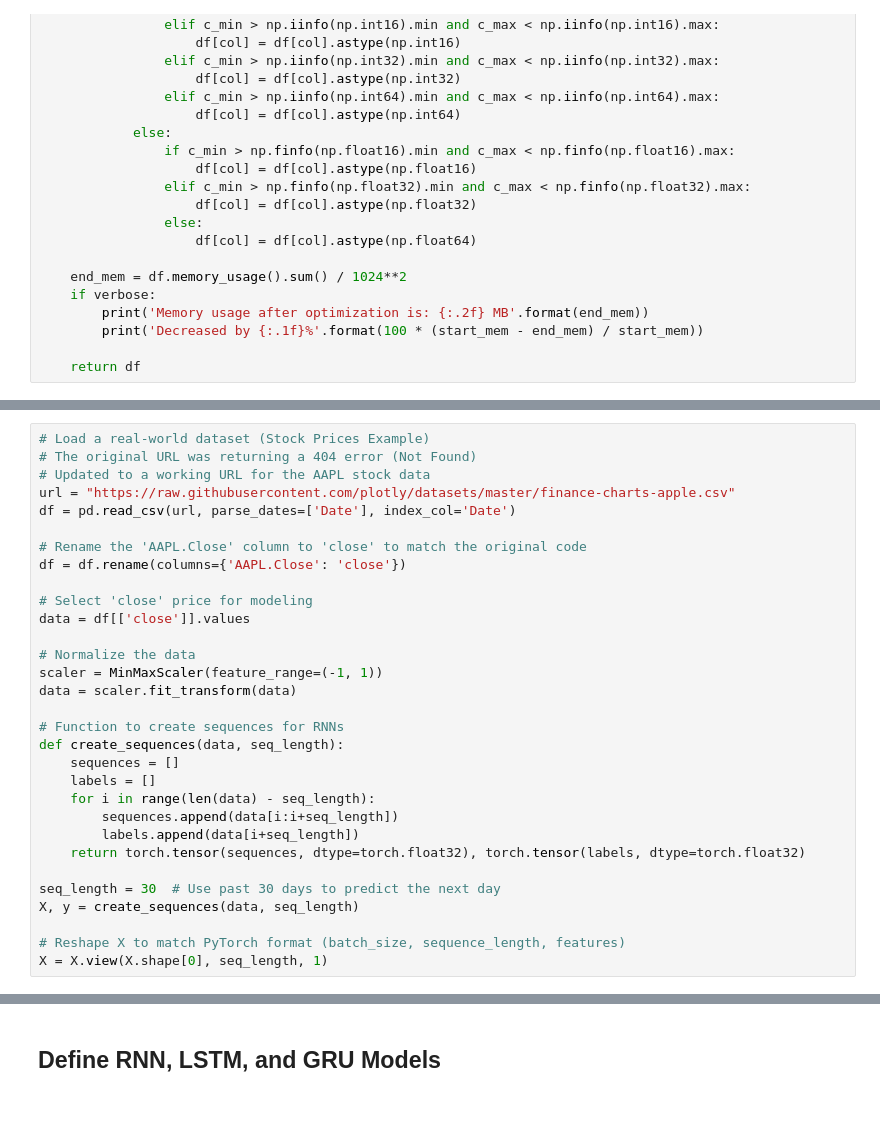
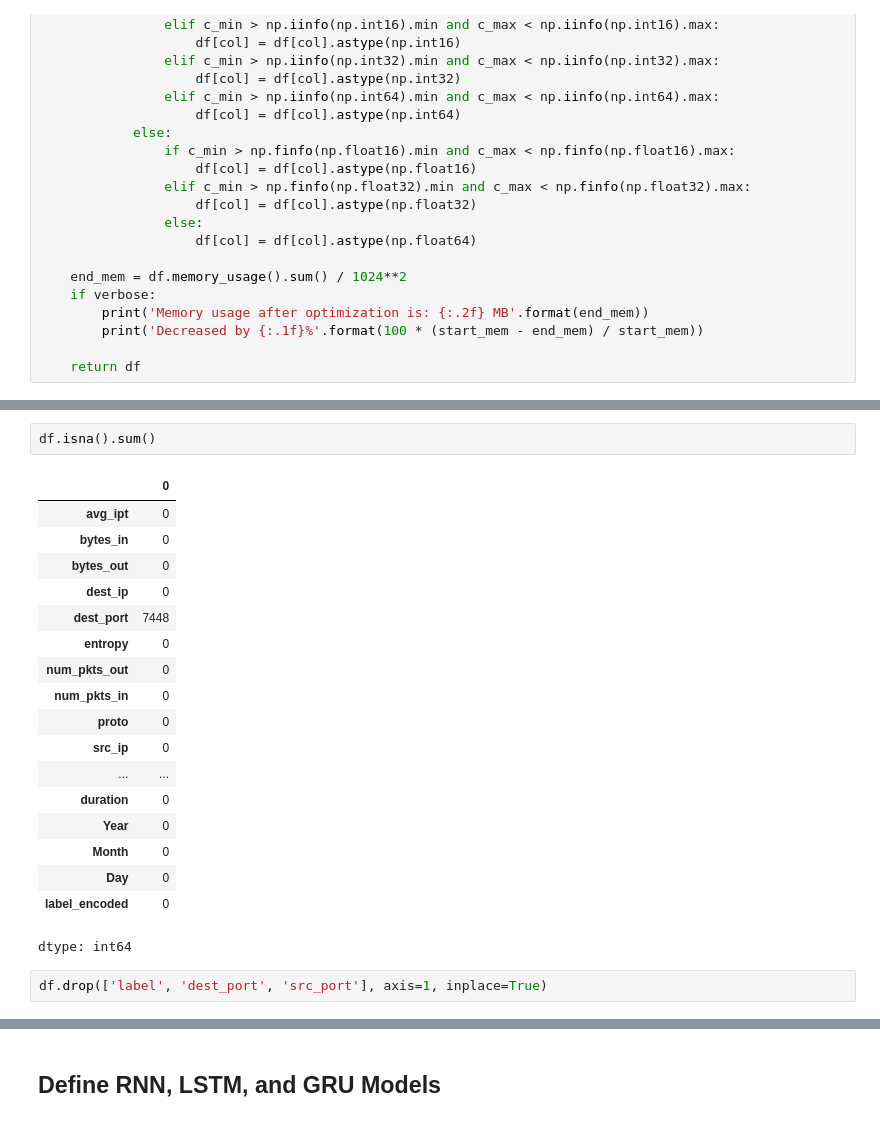
Before and after one commit to boopbeepbop75/networking_llm, a Jupyter notebook: RNN_LSTM_GRU.ipynb, the cells around one changed output, grey strips where cells are left out. Cells and saved outputs as stored; diff of their text form.

```diff
--- a/RNN_LSTM_GRU.ipynb
+++ b/RNN_LSTM_GRU.ipynb
@@ -91,31 +114,0 @@ df.info()
-# %%
-# Load a real-world dataset (Stock Prices Example)
-# The original URL was returning a 404 error (Not Found)
-# Updated to a working URL for the AAPL stock data
-url = "https://raw.githubusercontent.com/plotly/datasets/master/finance-charts-apple.csv"
-df = pd.read_csv(url, parse_dates=['Date'], index_col='Date')
-
-# Rename the 'AAPL.Close' column to 'close' to match the original code
-df = df.rename(columns={'AAPL.Close': 'close'})
-
-# Select 'close' price for modeling
-data = df[['close']].values
-
-# Normalize the data
-scaler = MinMaxScaler(feature_range=(-1, 1))
-data = scaler.fit_transform(data)
-
-# Function to create sequences for RNNs
-def create_sequences(data, seq_length):
-    sequences = []
-    labels = []
-    for i in range(len(data) - seq_length):
-        sequences.append(data[i:i+seq_length])
-        labels.append(data[i+seq_length])
-    return torch.tensor(sequences, dtype=torch.float32), torch.tensor(labels, dtype=torch.float32)
-
-seq_length = 30  # Use past 30 days to predict the next day
-X, y = create_sequences(data, seq_length)
-
-# Reshape X to match PyTorch format (batch_size, sequence_length, features)
-X = X.view(X.shape[0], seq_length, 1)
@@ -121,0 +134,23 @@ X = X.view(X.shape[0], seq_length, 1)
+# %%
+df.isna().sum()
+# %% [output]
+|  | 0 |
+| avg_ipt | 0 |
+| bytes_in | 0 |
+| bytes_out | 0 |
+| dest_ip | 0 |
+| dest_port | 7448 |
+| entropy | 0 |
+| num_pkts_out | 0 |
+| num_pkts_in | 0 |
+| proto | 0 |
+| src_ip | 0 |
+| ... | ... |
+| duration | 0 |
+| Year | 0 |
+| Month | 0 |
+| Day | 0 |
+| label_encoded | 0 |
+dtype: int64
+# %%
+df.drop(['label', 'dest_port', 'src_port'], axis=1, inplace=True)
```
Also changed, not shown: parts of 11 cells of this notebook.
